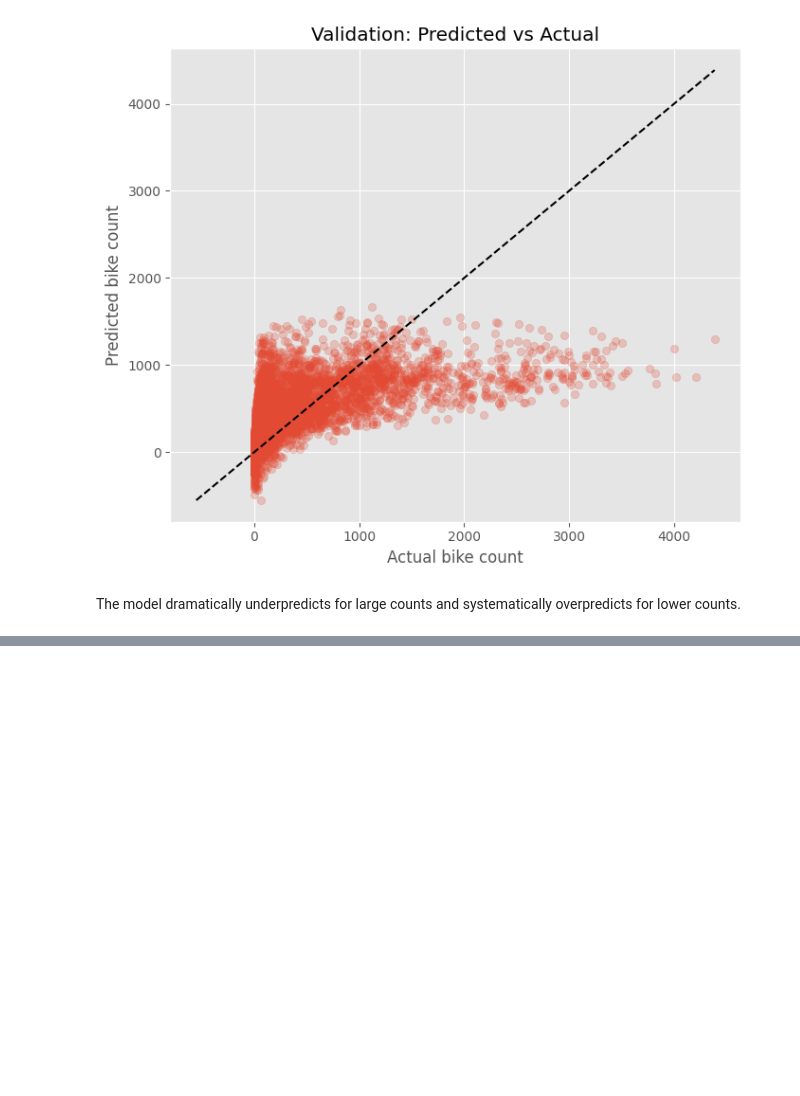
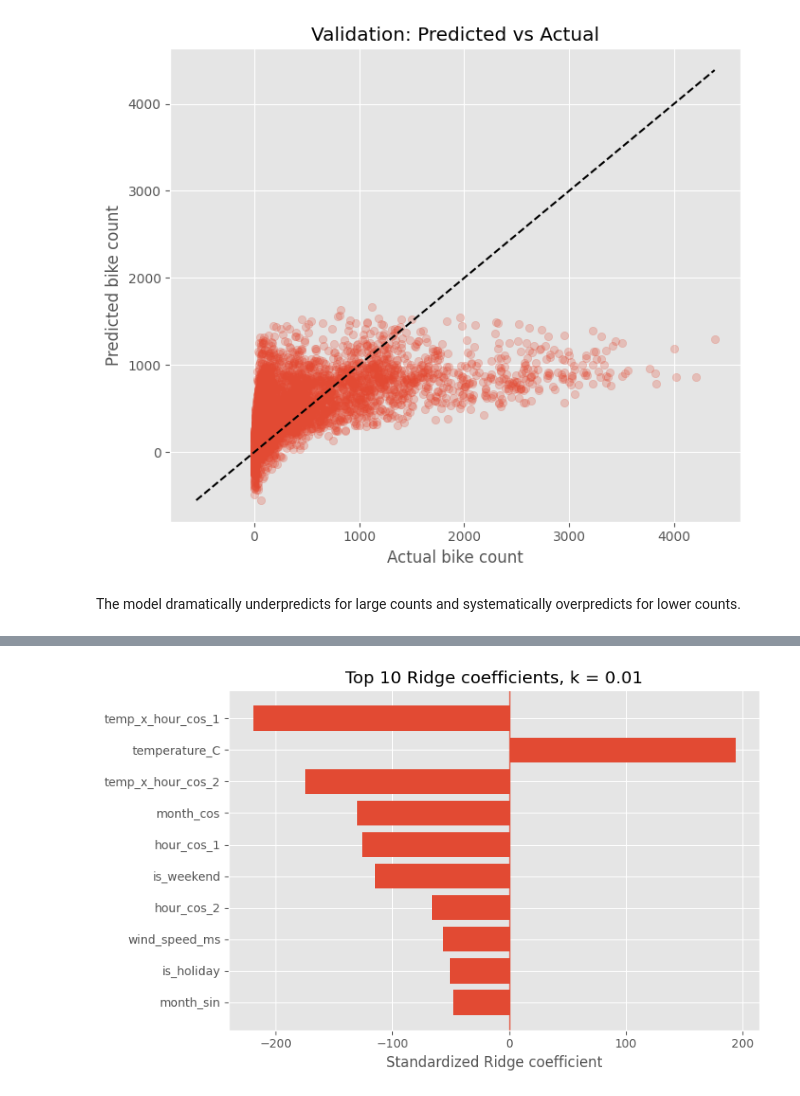
Before and after one commit to julianbarfoed/bike-proj-exam, a Jupyter notebook: sol.ipynb, the cells around one changed output, grey strips where cells are left out. Drawn from its saved outputs; the diff is of its cells as text; code cells hidden in the pictures; blank space fills up the shorter version.

Commit message:
part 3 improved model

```diff
--- a/sol.ipynb
+++ b/sol.ipynb
@@ -277,0 +437,15 @@ The model dramatically underpredicts for large counts and systematically overpre
+# %%
+# recompute ridge model for k=0.01
+best_beta = ridge_fit(Xtr_s, y_train, k=0.01)
+y_val_pred_best = ridge_predict(Xva_s, best_beta)
+
+coef_table = pd.DataFrame({
+    "feature": engineered_features,
+    "coefficient": best_beta[1:]
+})
+
+coef_table["abs_coefficient"] = coef_table["coefficient"].abs()
+coef_table = coef_table.sort_values("abs_coefficient", ascending=False)
+top_n = 10
+
+print(coef_table.head(top_n))
@@ -277,0 +464,12 @@ The model dramatically underpredicts for large counts and systematically overpre
+# %%
+coef_plot = coef_table.head(top_n).iloc[::-1]
+
+plt.figure(figsize=(8, 5))
+plt.barh(coef_plot["feature"], coef_plot["coefficient"])
+plt.axvline(0, linewidth=1)
+plt.xlabel("Standardized Ridge coefficient")
+plt.title("Top 10 Ridge coefficients, k = 0.01")
+plt.tight_layout()
+plt.show()
+# %% [output]
+[figure, added]
```
Also changed, not shown: parts of 7 cells of this notebook.
